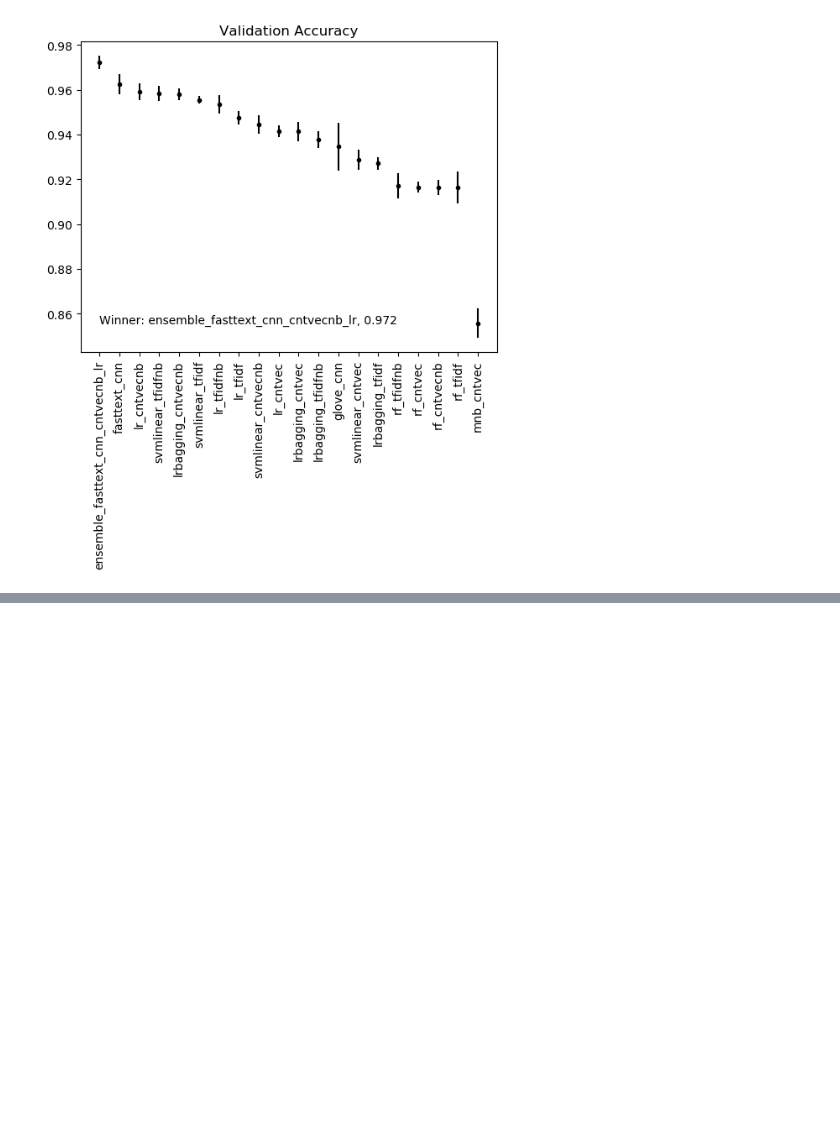
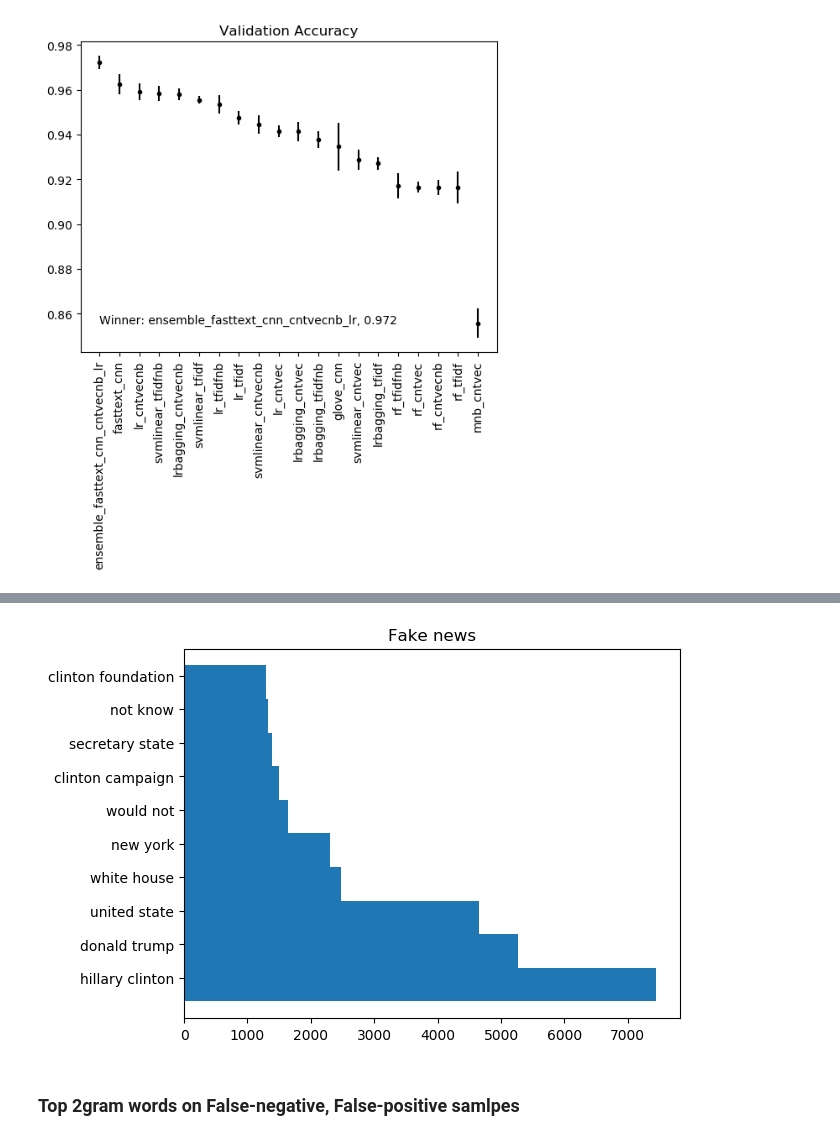
Before and after one commit to jmitroi/ML1010_GROUP_PROJECT, a Jupyter notebook: codes/ModelingResults.ipynb, the cells around one changed output, grey strips where cells are left out. Cells and saved outputs as stored; diff of their text form; code cells hidden in the pictures; blank space fills up the shorter version.

```diff
--- a/codes/ModelingResults.ipynb
+++ b/codes/ModelingResults.ipynb
@@ -221,0 +353,16 @@ print(metrics.f1_score(y, pred>0.5))
+# %%
+bigrams = nltk.bigrams([item for sublist in df_fake["texts_tokens"].values for item in sublist])
+counter = Counter(bigrams)
+counter.most_common(num_to_show)
+labels = [" ".join(e[0]) for e in counter.most_common(num_to_show)]
+values = [e[1] for e in counter.most_common(num_to_show)]
+plot_indexes = np.arange(len(labels))
+width = 1
+plt.barh(plot_indexes, values, width)
+plt.yticks(plot_indexes + width * 0.2, labels)
+plt.title("Fake news")
+plt.show()
+# %% [output]
+[figure, added]
+# %% [markdown]
+### Top 2gram words on False-negative, False-positive samlpes
```
Also changed, not shown: parts of 26 cells of this notebook, 5 other files.
